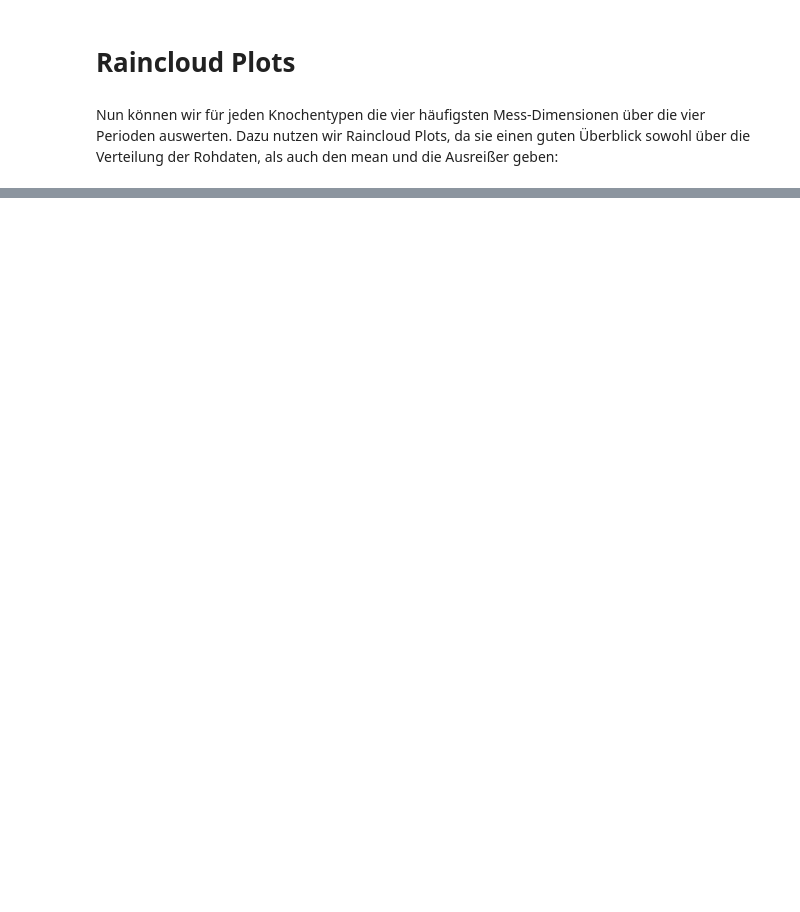
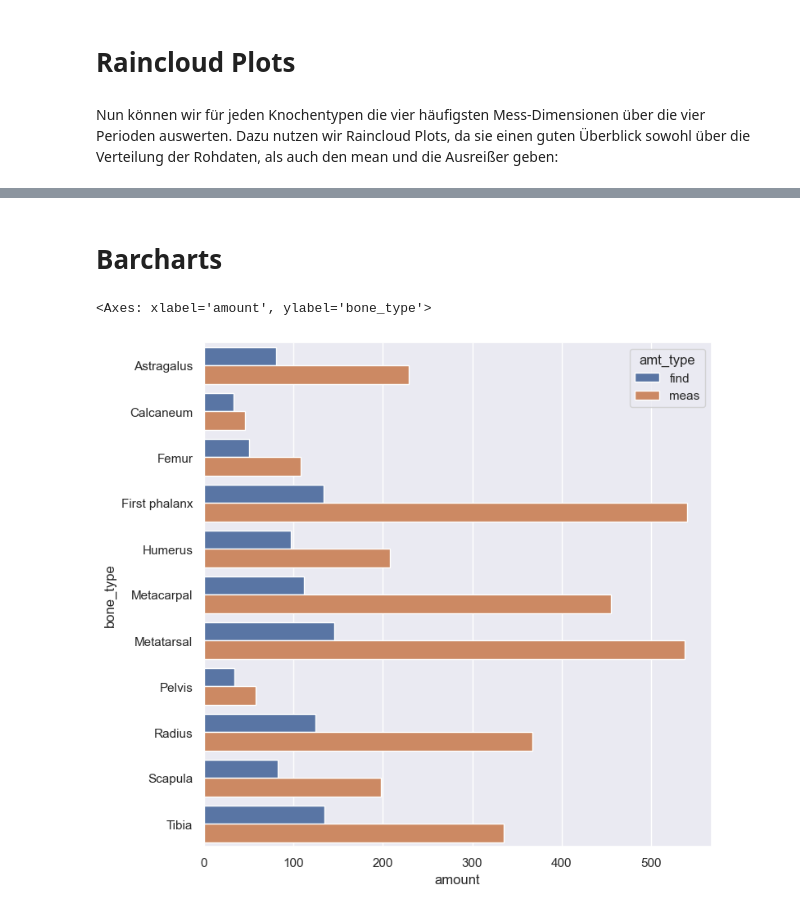
Before and after one commit to Graunarmin/animal-bones, a Jupyter notebook: code/ab_plots.ipynb, the cells around one changed output, grey strips where cells are left out. Cells and saved outputs as stored; diff of their text form; code cells hidden in the pictures; blank space fills up the shorter version.

```diff
--- a/code/ab_plots.ipynb
+++ b/code/ab_plots.ipynb
@@ -14,5 +14,5 @@ for file in os.listdir(directory):
     filename = os.fsdecode(file)
     if filename.endswith("_meastypes.csv"):
         bone_type = filename.split("_")[0]
-        df = lw.load_csv("../data/csv/elements/meastypes/"+filename)
-        plotting.raincloud_plot(df, bone_type)
+        #df = lw.load_csv("../data/csv/elements/meastypes/"+filename)
+        #plotting.raincloud_plot(df, bone_type)
@@ -30,0 +19,17 @@ for file in os.listdir(directory):
+# %% [markdown]
+# Barcharts
+# %%
+import seaborn as sns
+import matplotlib.pyplot as plt
+
+sns.set(style="darkgrid")
+
+amounts = lw.load_csv("../data/csv/amt-measures-findings.csv")
+
+plt.figure(figsize=(8,8))
+
+sns.barplot(x='amount', y='bone_type', hue='amt_type', data=amounts,
+            ci=None)
+# %% [output]
+<Axes: xlabel='amount', ylabel='bone_type'>
+[figure, added]
```
Also changed, not shown: parts of 1 cell of this notebook, 32 other files.
